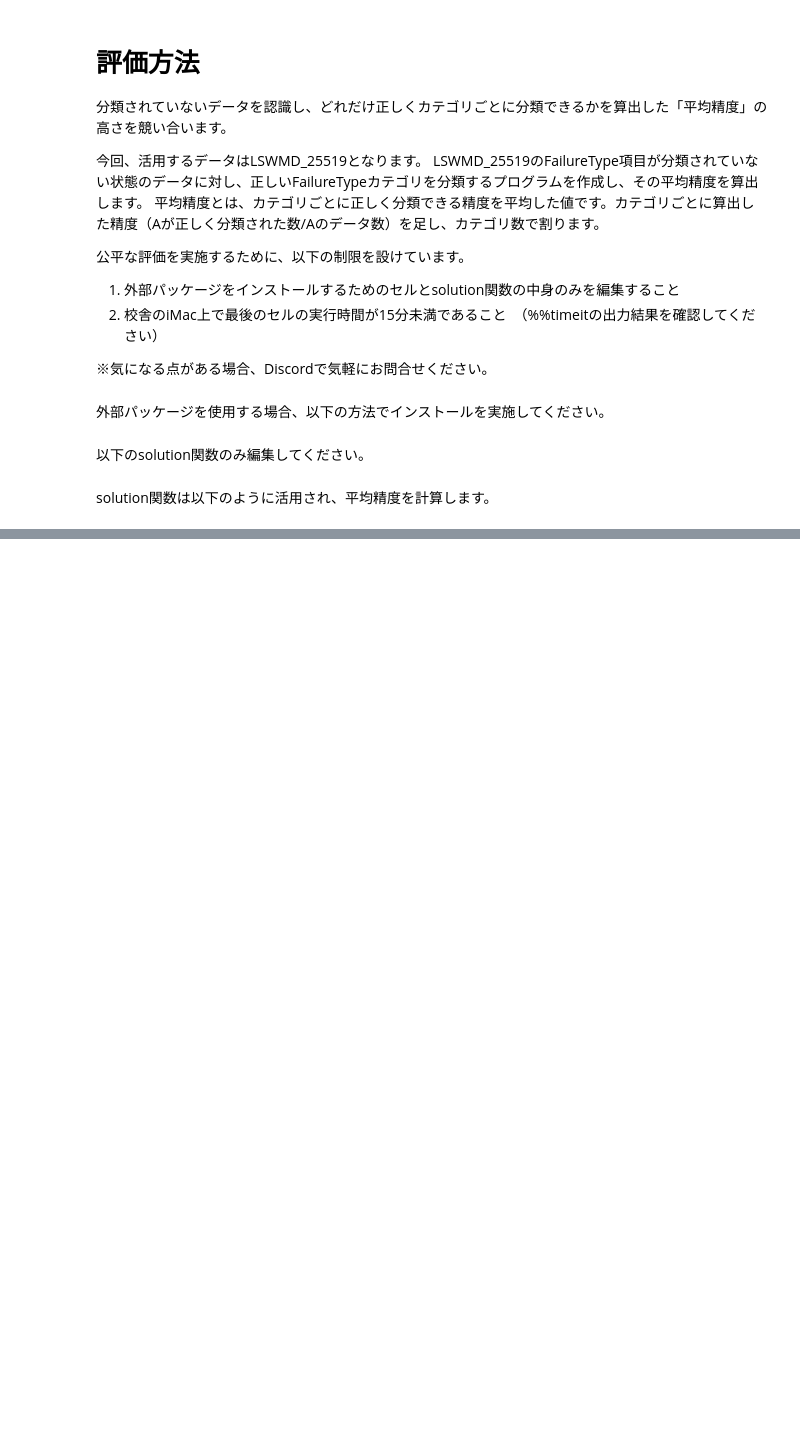
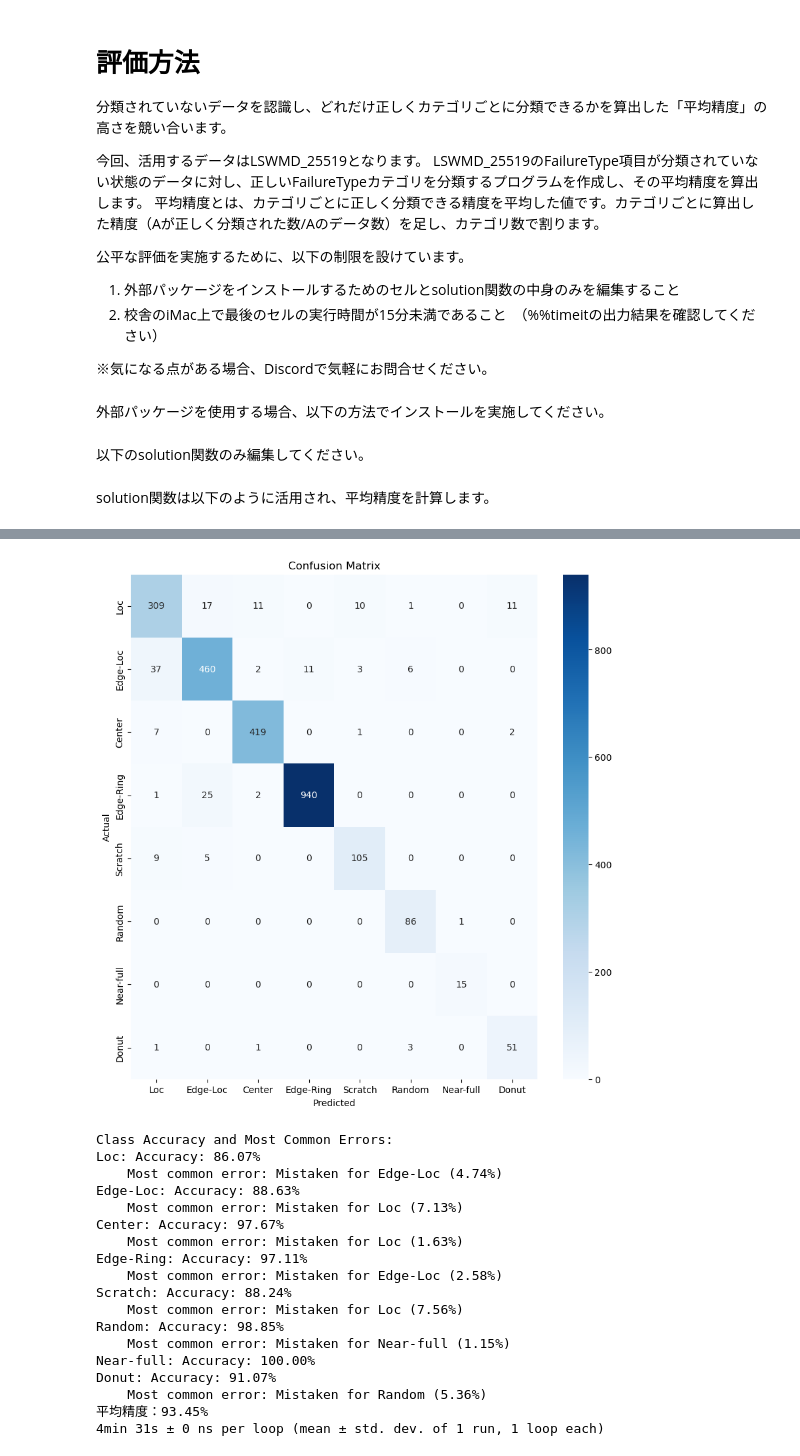
Before and after one commit to tmyuu/particle-detection-quest-2023, a Jupyter notebook: work/02_Submission/02_Submission.ipynb, the cells around one changed output, grey strips where cells are left out. Saved outputs shown, nothing was run; the diff lists cells and outputs as text; code cells hidden in the pictures; blank space fills up the shorter version.

```diff
--- a/work/02_Submission/02_Submission.ipynb
+++ b/work/02_Submission/02_Submission.ipynb
@@ -164,6 +162,35 @@ def solution(x_test_df, train_df):
 solution関数は以下のように活用され、平均精度を計算します。
 # %%
 %%timeit -r 1 -n 1
+
+def plot_confusion_matrix_and_accuracy(y_true, y_pred, classes):
+    import seaborn as sns
+    import matplotlib.pyplot as plt
+    from sklearn.metrics import confusion_matrix
+
+    # Confusion matrixの計算
+    cm = confusion_matrix(y_true, y_pred, labels=classes)
+
+    # ヒートマップとしてプロット
+    plt.figure(figsize=(10, 10))
+    sns.heatmap(cm, annot=True, fmt='d', cmap='Blues', xticklabels=classes, yticklabels=classes)
+    plt.title('Confusion Matrix')
+    plt.ylabel('Actual')
+    plt.xlabel('Predicted')
+    plt.show()
+
+    # 各クラスごとの正確さと最も間違えやすいクラスを表示
+    print("\nClass Accuracy and Most Common Errors:")
+    for i, class_name in enumerate(classes):
+        accuracy = cm[i, i] / cm[i, :].sum()
+        print(f"{class_name}: Accuracy: {accuracy * 100:.2f}%")
+
+        # 最も間違えやすいクラスを特定
+        error_indices = cm[i, :].argsort()[-2:-1] if accuracy < 1 else []
+        for error_index in error_indices:
+            error_rate = cm[i, error_index] / cm[i, :].sum()
+            error_class = classes[error_index]
+            print(f"    Most common error: Mistaken for {error_class} ({error_rate * 100:.2f}%)")
 
 # データのインポート
 df=pd.read_pickle("../input/LSWMD_25519.pkl")
@@ -176,6 +203,7 @@ x_test_df = test_df.drop(columns=['failureType'])
 
 # solution関数を実行
 user_result_df = solution(x_test_df, train_df)
+plot_confusion_matrix_and_accuracy(y_test_df['failureType'], user_result_df['failureType'], df['failureType'].unique())
 
 average_accuracy = 0
 # ユーザーの提出物のフォーマット確認
@@ -210,0 +237,19 @@ Epoch 7/7
+[figure, added]
+Class Accuracy and Most Common Errors:
+Loc: Accuracy: 86.07%
+    Most common error: Mistaken for Edge-Loc (4.74%)
+Edge-Loc: Accuracy: 88.63%
+    Most common error: Mistaken for Loc (7.13%)
+Center: Accuracy: 97.67%
+    Most common error: Mistaken for Loc (1.63%)
+Edge-Ring: Accuracy: 97.11%
+    Most common error: Mistaken for Edge-Loc (2.58%)
+Scratch: Accuracy: 88.24%
+    Most common error: Mistaken for Loc (7.56%)
+Random: Accuracy: 98.85%
+    Most common error: Mistaken for Near-full (1.15%)
+Near-full: Accuracy: 100.00%
+Donut: Accuracy: 91.07%
+    Most common error: Mistaken for Random (5.36%)
+平均精度：93.45%
+4min 31s ± 0 ns per loop (mean ± std. dev. of 1 run, 1 loop each)
```
Also changed, not shown: parts of 2 cells of this notebook, 16 other files.
